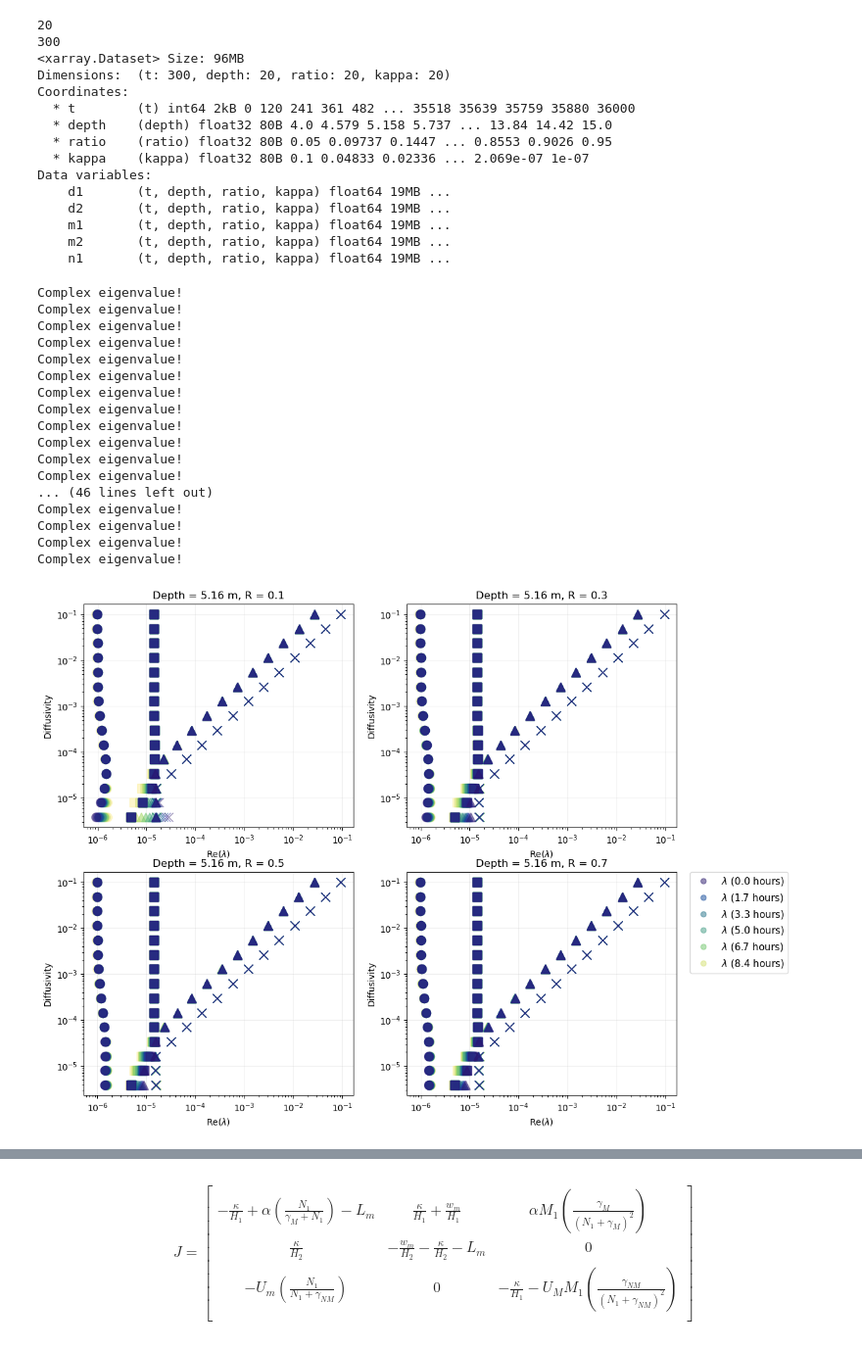
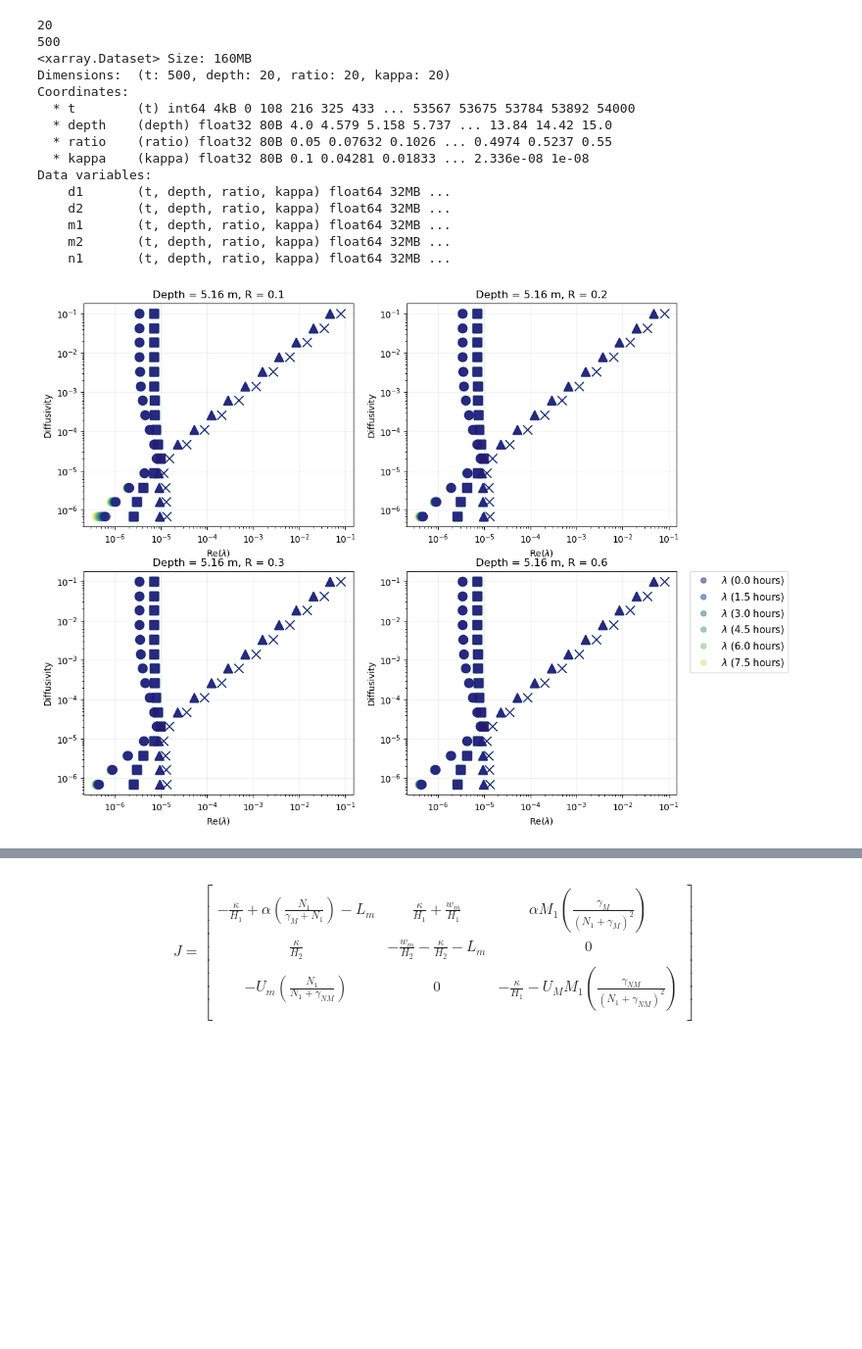
Before and after one commit to sienna-white/box_model, a Jupyter notebook: two_species.ipynb, the cells around one changed output, grey strips where cells are left out. Shown at 98% size. Cells and saved outputs as stored; diff of their text form; code cells hidden in the pictures; blank space fills up the shorter version.

```diff
--- a/two_species.ipynb
+++ b/two_species.ipynb
@@ -50,36 +50,36 @@ importlib.reload(pm)
 
 cmap = cmo.cm.balance
 
-dst = xr.open_dataset("population_dataset_time_2s_3umol.nc")
+dst = xr.open_dataset("population_dataset_time_2umol.nc")
 
 N = len(dst.kappa)
 NT = len(dst.t)
 print(N)
 print(NT)
 
+NV = len(dst.depth)
 # hr2s = 1/3600
 
 print(dst)
 # %% [output]
 20
-300
-<xarray.Dataset> Size: 96MB
-Dimensions:  (t: 300, depth: 20, ratio: 20, kappa: 20)
+500
+<xarray.Dataset> Size: 160MB
+Dimensions:  (t: 500, depth: 20, ratio: 20, kappa: 20)
 Coordinates:
-  * t        (t) int64 2kB 0 120 241 361 482 ... 35518 35639 35759 35880 36000
+  * t        (t) int64 4kB 0 108 216 325 433 ... 53567 53675 53784 53892 54000
   * depth    (depth) float32 80B 4.0 4.579 5.158 5.737 ... 13.84 14.42 15.0
-  * ratio    (ratio) float32 80B 0.05 0.09737 0.1447 ... 0.8553 0.9026 0.95
-  * kappa    (kappa) float32 80B 0.1 0.04833 0.02336 ... 2.069e-07 1e-07
+  * ratio    (ratio) float32 80B 0.05 0.07632 0.1026 ... 0.4974 0.5237 0.55
+  * kappa    (kappa) float32 80B 0.1 0.04281 0.01833 ... 2.336e-08 1e-08
 Data variables:
-    d1       (t, depth, ratio, kappa) float64 19MB ...
-    d2       (t, depth, ratio, kappa) float64 19MB ...
-    m1       (t, depth, ratio, kappa) float64 19MB ...
-    m2       (t, depth, ratio, kappa) float64 19MB ...
-    n1       (t, depth, ratio, kappa) float64 19MB ...
+    d1       (t, depth, ratio, kappa) float64 32MB ...
+    d2       (t, depth, ratio, kappa) float64 32MB ...
+    m1       (t, depth, ratio, kappa) float64 32MB ...
+    m2       (t, depth, ratio, kappa) float64 32MB ...
+    n1       (t, depth, ratio, kappa) float64 32MB ...
 # %%
 # Snapshot of three time frames
 TIMES = list(range(0, 300, 25))
-dst = xr.open_dataset("population_dataset_time_2s_3umol.nc")
 
 id = 2
 ir = 14
@@ -105,7 +105,7 @@ for ax in axs:
     ax.set_xlabel("Re($\lambda$)")
     ax.set_yscale('log')
     ax.set_xscale('log')
-irs = [0, 5, 10, 14]
+irs = [0, NV//4, NV//2, NV-1]
 for ix, ax in enumerate(axs):
     ir = irs[ix]
     ratio = dst.ratio.values[ir]
@@ -127,49 +127,32 @@ for ix, ax in enumerate(axs):
                     ev[e] = -ev[e]
             eigenvalues = sorted(eigenvalues)
             vector0 = np.array([m1, m2, n1])
             color = cmo.cm.haline_r(it/max(TIMES))
 
             for ie, eigenvalue in enumerate(eigenvalues[0:4]):
                 # if eigenvalue.real<0:
                 #     vector0 = -vector
                 # else:
                 #     vector0 = vector
                 ev0 = ev[ie]/ np.linalg.norm(ev[ie])
                 vector0 = vector0/ np.linalg.norm(vector0)
                 if eigenvalue.imag != 0:
                     print("Complex eigenvalue!", eigenvalue.imag)
                 if ((it%2) == 0):
                     ax.plot(abs(eigenvalue.real), kappa, shapes[ie], color=color, alpha=0.5, markersize=10) #, label=r"$\lambda_%d$ (%2.1f hours)" % (ie, hour), )
                     # ax2.plot(ev0.dot(vector0), kappa, shapes[ie],  color=color, alpha=0.5)#,  label=r"$V_%d$ (%2.1f hours)" % (ie, hour))
                 else:
                     ax.plot(abs(eigenvalue.real), kappa, shapes[ie],  color=color, alpha=0.5, markersize=10)
                     # ax2.plot(ev0.dot(vector0), kappa, shapes[ie],  color=color, alpha=0.5)
                     # print(ev[ie].dot(ev[ie+1]))
 
 for it in TIMES[::2]:
     hour = dst.t.values[it]/3600
     ax.plot([],[], 'o', alpha=0.5, color = cmo.cm.haline(it/max(TIMES)),  label=r"$\lambda$ (%2.1f hours)" % (hour))
 
 ax.legend(bbox_to_anchor=(1.05, 1), ncols=1, loc='upper left', borderaxespad=0., fontsize=11,)
 fn = txt.replace(",", "_")
 # fig.savefig("eigens/%s.png" % fn, dpi=300)
 # %% [output]
-Complex eigenvalue!
-Complex eigenvalue!
-Complex eigenvalue!
-Complex eigenvalue!
-Complex eigenvalue!
-Complex eigenvalue!
-Complex eigenvalue!
-Complex eigenvalue!
-Complex eigenvalue!
-Complex eigenvalue!
-Complex eigenvalue!
-Complex eigenvalue!
-... (46 lines left out)
-Complex eigenvalue!
-Complex eigenvalue!
-Complex eigenvalue!
-Complex eigenvalue!
-[figure, old version]
+[figure, new version]
 # %%
```
Also changed, not shown: parts of 14 cells of this notebook, 9 other files.
